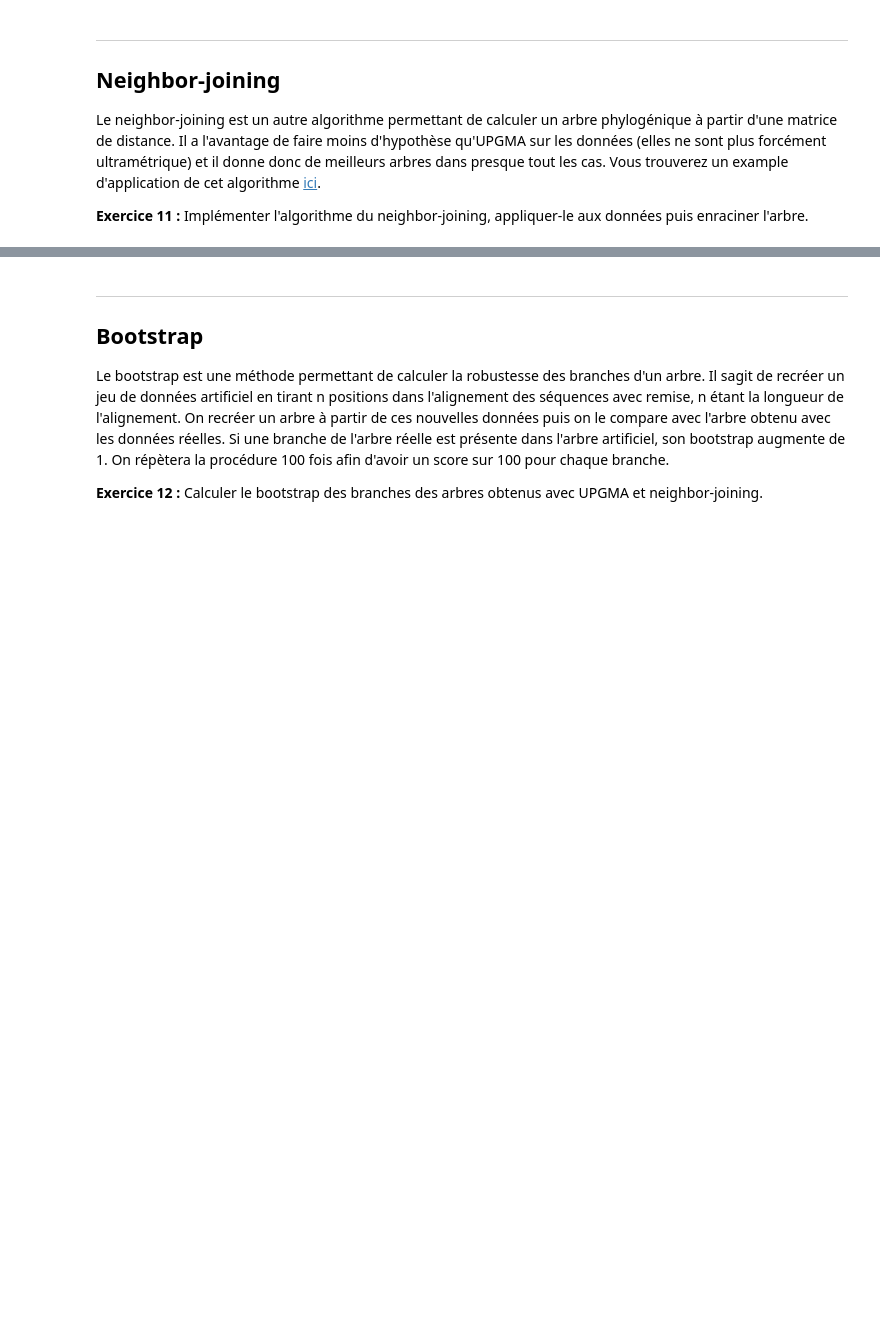
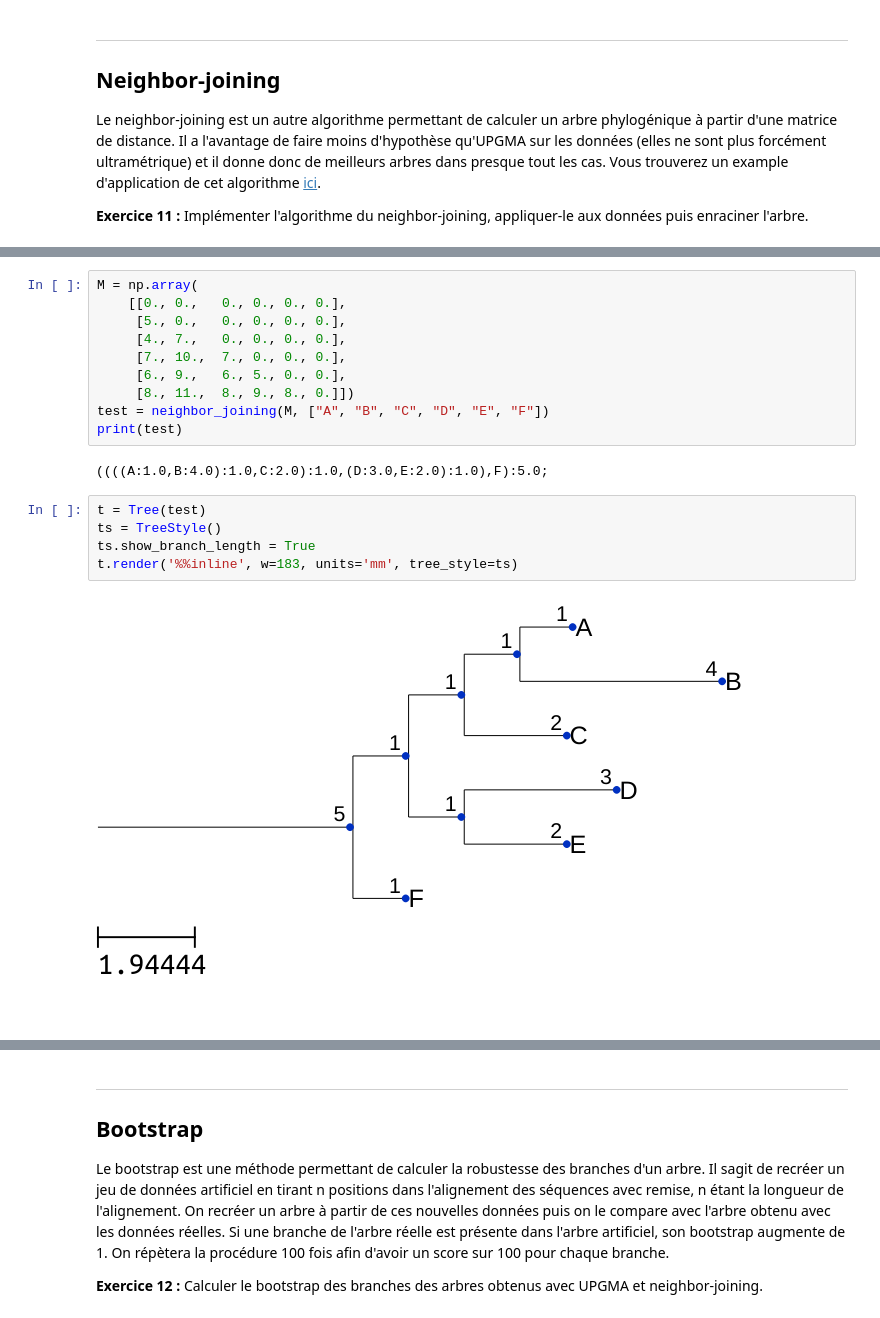
Before and after one commit to orthose/cat_phylo, a Jupyter notebook: projet_phylogenie.ipynb, the cells around one changed output, grey strips where cells are left out. Drawn from its saved outputs; the diff is of its cells as text; blank space fills up the shorter version.

Commit message:
Exo Neighbor Joining

```diff
--- a/projet_phylogenie.ipynb
+++ b/projet_phylogenie.ipynb
@@ -695,0 +787,19 @@ Le neighbor-joining est un autre algorithme permettant de calculer un arbre phyl
+# %%
+M = np.array(
+    [[0., 0.,   0., 0., 0., 0.],
+     [5., 0.,   0., 0., 0., 0.],
+     [4., 7.,   0., 0., 0., 0.],
+     [7., 10.,  7., 0., 0., 0.],
+     [6., 9.,   6., 5., 0., 0.],
+     [8., 11.,  8., 9., 8., 0.]])
+test = neighbor_joining(M, ["A", "B", "C", "D", "E", "F"])
+print(test)
+# %% [output]
+((((A:1.0,B:4.0):1.0,C:2.0):1.0,(D:3.0,E:2.0):1.0),F):5.0;
+# %%
+t = Tree(test)
+ts = TreeStyle()
+ts.show_branch_length = True
+t.render('%%inline', w=183, units='mm', tree_style=ts)
+# %% [output]
+[figure, added]
```
Also changed, not shown: parts of 14 cells of this notebook.
